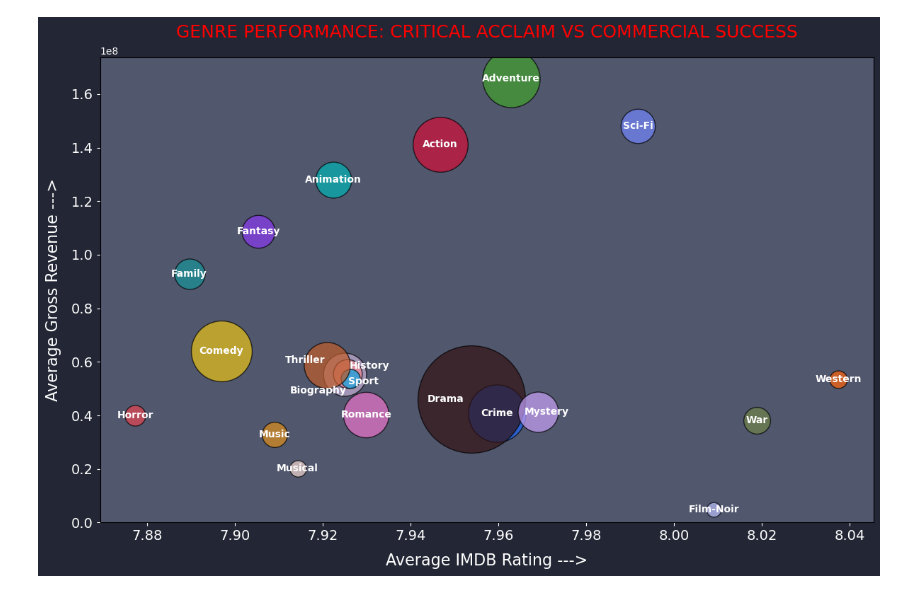
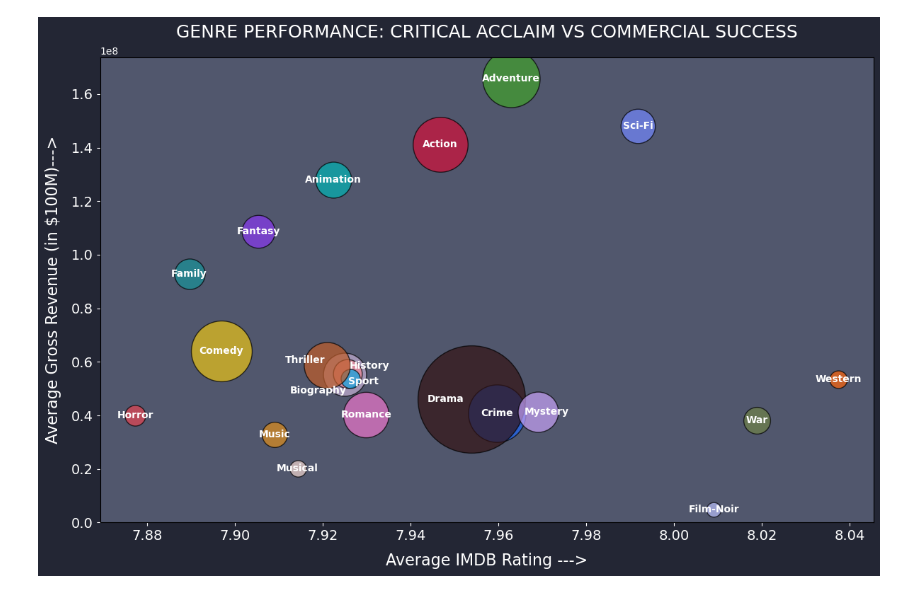
Before and after one commit to k-a-amaljose/Data_Analytics_Pentagon_InsightX, a Jupyter notebook: Data_Analysis_Task_2.ipynb, the cells around one changed output. Drawn from its saved outputs; the diff is of its cells as text; code cells hidden in the pictures.

```diff
--- a/Data_Analysis_Task_2.ipynb
+++ b/Data_Analysis_Task_2.ipynb
@@ -77,38 +77,38 @@ for row in genre_stats.itertuples(index=False):
         row.Avg_IMDB,                                     # X-axis values
         row.Avg_Gross,                                    # Y-axis values
         s=row.Movie_Count * 20,                           # Bubble size based on count
-        alpha=0.7,                                        # Transparency
-        edgecolors='#000',
+        alpha=0.7,                                        # For transparency
+        edgecolors='#000000',                             # To fix edgecolor
         color=genre_colors.get(row.Genre, 'green')        # fallback color of bubbles
     )
 
 # Add text labels for each genre point
 for row in genre_stats.itertuples(index=False):
     y_offset = y_text_offsets.get(row.Genre, 0)       # Assigning y position offset values to y_offset
     x_offset = x_text_offsets.get(row.Genre, 0)       # Assigning x position offset values to x_offset
     plt.text(
         row.Avg_IMDB+x_offset,               # X position with offset values
         row.Avg_Gross+y_offset,              # Y position with offset values
         row.Genre,                           # Text label
         ha='center',                         # Horizontal alignment
         va='center',                         # Vertical alignment
         fontsize=10,                         # Font size
-        color= '#fff',                     # Text color
+        color= '#ffffff',                    # Text color
         fontweight='bold'                    # Text type
     )
 
 plt.xlabel("Average IMDB Rating --->", fontsize=16, color='#ffffff', labelpad=10) # Set label for X-axis and formating
 
-plt.ylabel("Average Gross Revenue --->", fontsize=16, color='#ffffff', labelpad=10) # Set label for Y-axis and formating
+plt.ylabel("Average Gross Revenue (in $100M)--->", fontsize=16, color='#ffffff', labelpad=10) # Set label for Y-axis and formating
 
 plt.tick_params(axis='both', colors='#ffffff', labelsize=14) # Changes the appearance of the scale (ticks and numbers) on both axes
 
-plt.title("GENRE PERFORMANCE: CRITICAL ACCLAIM VS COMMERCIAL SUCCESS", fontsize=18, color='red', pad=20) # Set main title of the plot
+plt.title("GENRE PERFORMANCE: CRITICAL ACCLAIM VS COMMERCIAL SUCCESS", fontsize=18, color='#ffffff', pad=20) # Set main title of the plot
 
 plt.tight_layout() # Adjust layout to avoid overlap
 
 plt.ylim(0) # To choose the starting value of Y-axis to margin
 
 plt.show() # Display the plot
 # %% [output]
-[figure, old version]
+[figure, new version]
```
